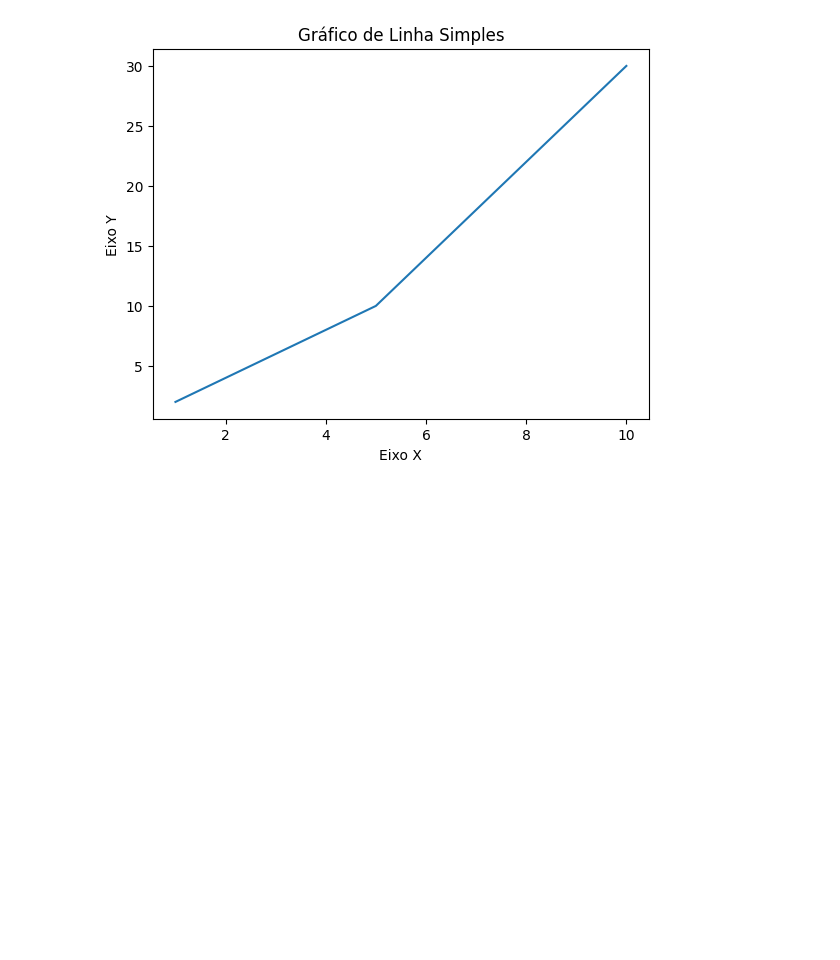
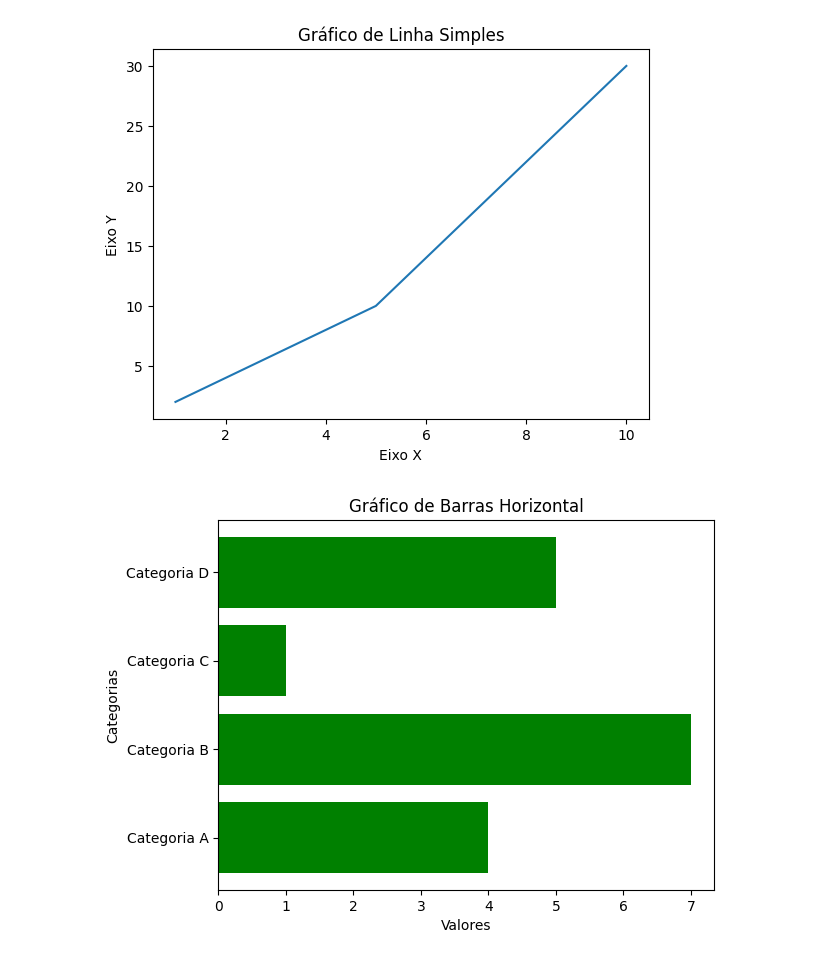
Before and after one commit to kono100/Graficos_em_Python, a Jupyter notebook: grafico.ipynb, the cells around one changed output. Cells and saved outputs as stored; diff of their text form; code cells hidden in the pictures; blank space fills up the shorter version.

```diff
--- a/grafico.ipynb
+++ b/grafico.ipynb
@@ -21,3 +21,28 @@ plt.title('Gráfico de Linha Simples')
 plt.show()
 # %% [output]
 [figure]
+# %%
+
+# Grafico 2
+
+import matplotlib.pyplot as plt
+import numpy as np
+
+# Dados para o gráfico de barras horizontal
+categorias = ['Categoria A', 'Categoria B', 'Categoria C', 'Categoria D']
+valores = [4, 7, 1, 5]
+
+# Criar o gráfico de barras horizontal
+plt.barh(categorias, valores, color='green')
+
+# Adicionar rótulos aos eixos
+plt.xlabel('Valores')
+plt.ylabel('Categorias')
+
+# Adicionar um título ao gráfico
+plt.title('Gráfico de Barras Horizontal')
+
+# Exibir o gráfico
+plt.show()
+# %% [output]
+[figure, added]
```
